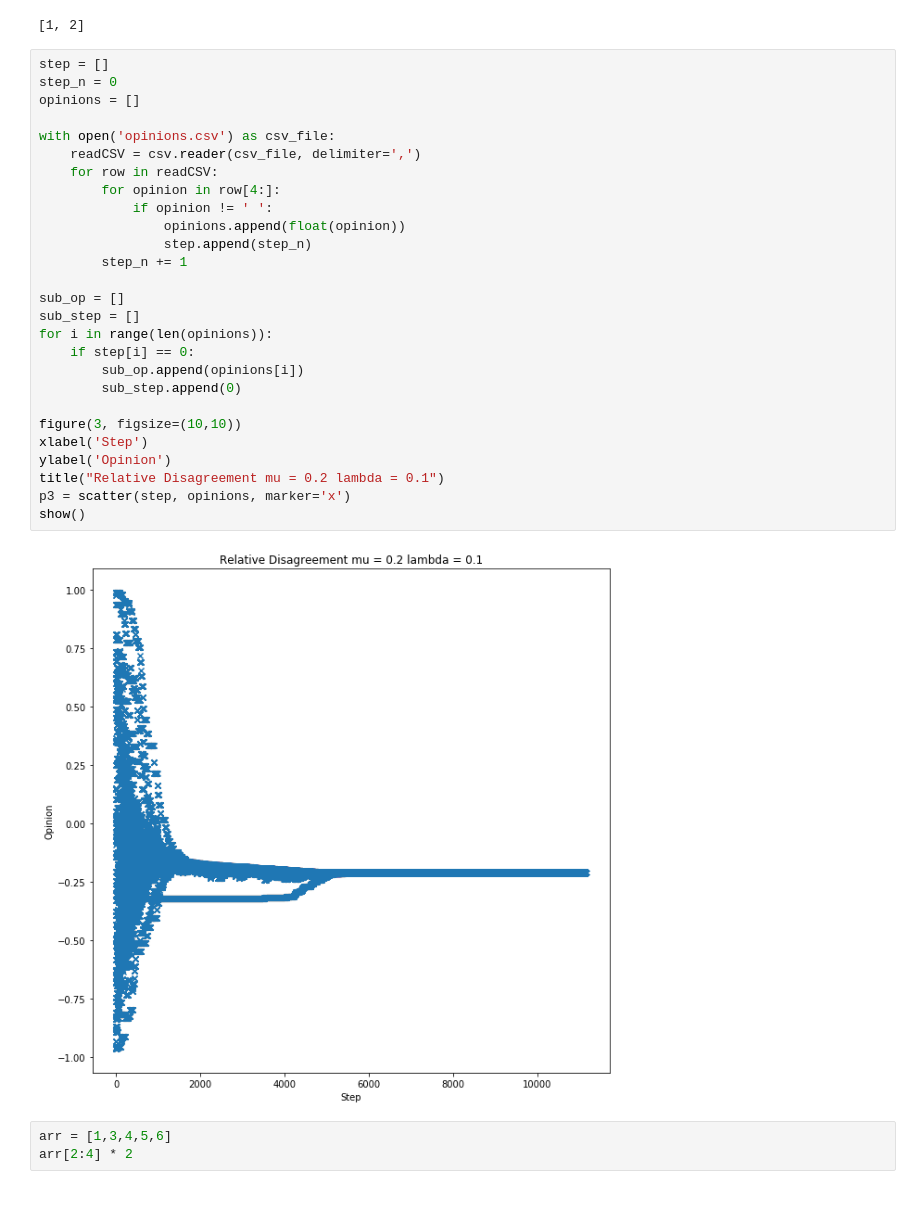
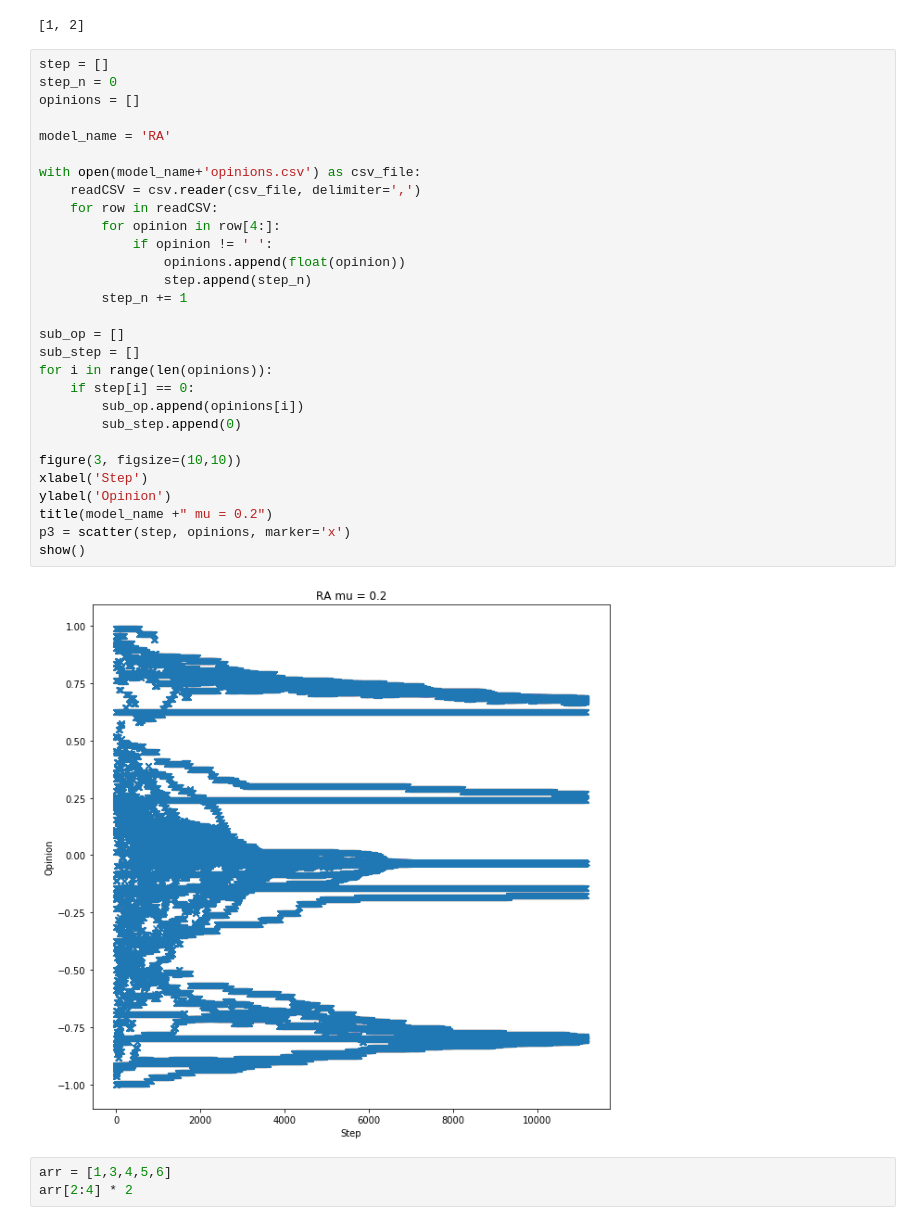
Before and after one commit to ken-neth/opinion_dynamics_BSE, a Jupyter notebook: data analysis.ipynb, the cells around one changed output. Saved outputs shown, nothing was run; the diff lists cells and outputs as text.

```diff
--- a/data analysis.ipynb
+++ b/data analysis.ipynb
@@ -64,32 +64,34 @@ traders
 # %%
 step = []
 step_n = 0
 opinions = []
 
-with open('opinions.csv') as csv_file:
+model_name = 'RA'
+
+with open(model_name+'opinions.csv') as csv_file:
     readCSV = csv.reader(csv_file, delimiter=',')
     for row in readCSV:
         for opinion in row[4:]:
             if opinion != ' ':
                 opinions.append(float(opinion))
                 step.append(step_n)
         step_n += 1
 
 sub_op = []
 sub_step = []
 for i in range(len(opinions)):
     if step[i] == 0:
         sub_op.append(opinions[i])
         sub_step.append(0)
 
 figure(3, figsize=(10,10))
 xlabel('Step')
 ylabel('Opinion')
-title("Relative Disagreement mu = 0.2 lambda = 0.1")
+title(model_name +" mu = 0.2")
 p3 = scatter(step, opinions, marker='x')
 show()
 # %% [output]
-[figure, old version]
+[figure, new version]
 # %%
 arr = [1,3,4,5,6]
 arr[2:4] * 2
```
Also changed, not shown: 6 other files.
